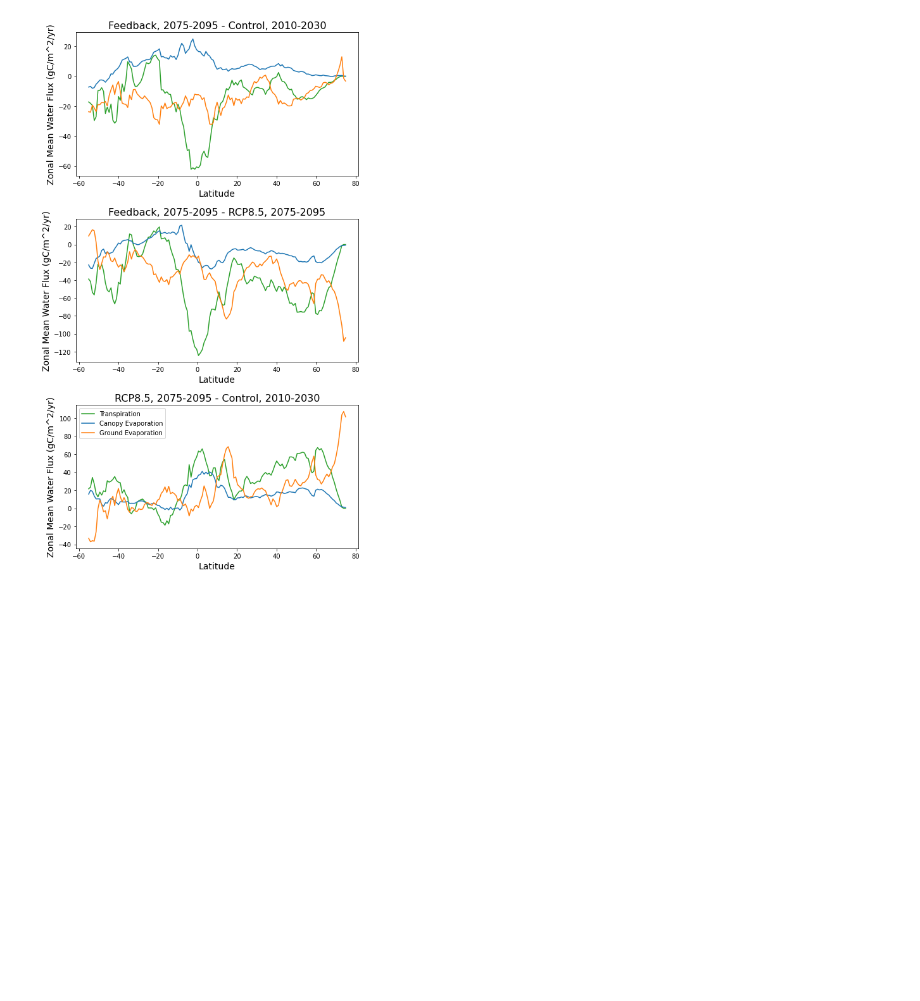
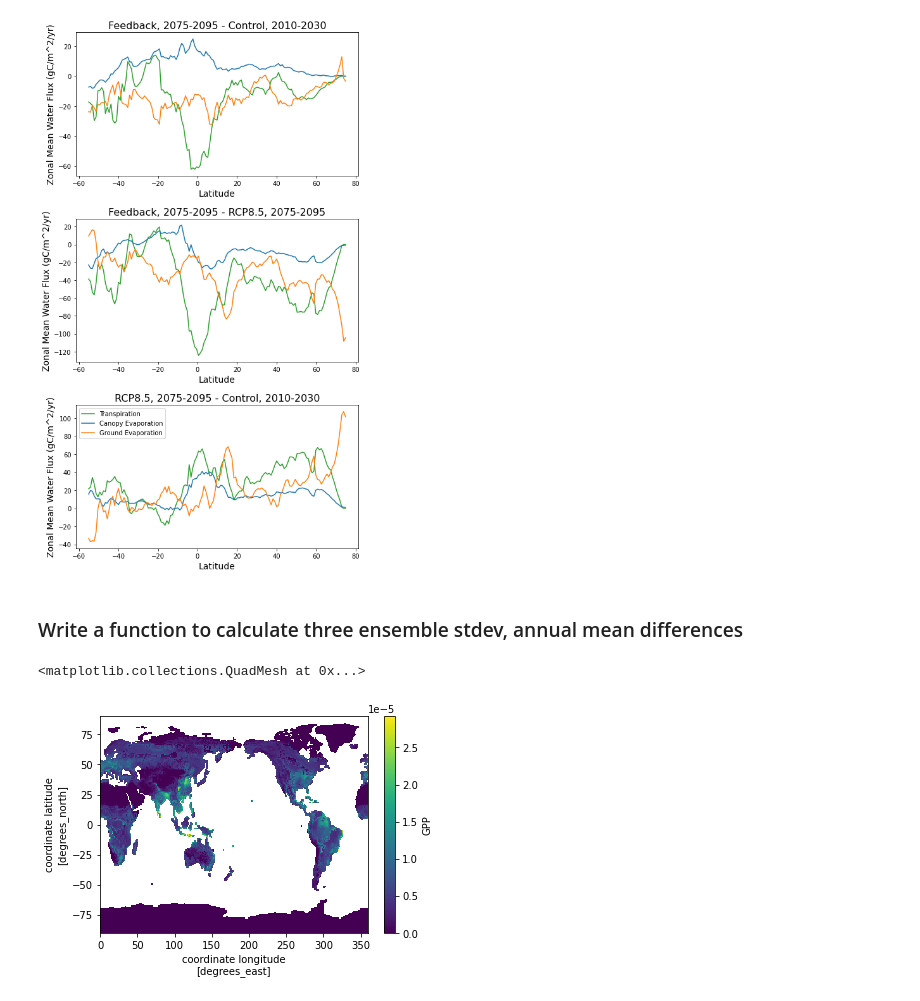
Before and after one commit to katiedagon/GLENS-Ecosystems, a Jupyter notebook: notebooks/landOutput.ipynb, the cells around one changed output. Cells and saved outputs as stored; diff of their text form; code cells hidden in the pictures; blank space fills up the shorter version.

Commit message:
Plot means and st devs

```diff
--- a/notebooks/landOutput.ipynb
+++ b/notebooks/landOutput.ipynb
@@ -689,3 +688,12 @@ plt.subplots_adjust(hspace=0.3)
 #plt.savefig("WaterFluxes_zmean_diffs.png", bbox_inches='tight')
 # %% [output]
 [figure]
+# %% [markdown]
+### Write a function to calculate three ensemble stdev, annual mean differences
+# %%
+GPP_das = read_var_sims('GPP')
+# %%
+GPP_das[0].std('ens').mean('time').plot()
+# %% [output]
+<matplotlib.collections.QuadMesh at 0x...>
+[figure, added]
```
Also changed, not shown: parts of 13 cells of this notebook, 1 other file.
